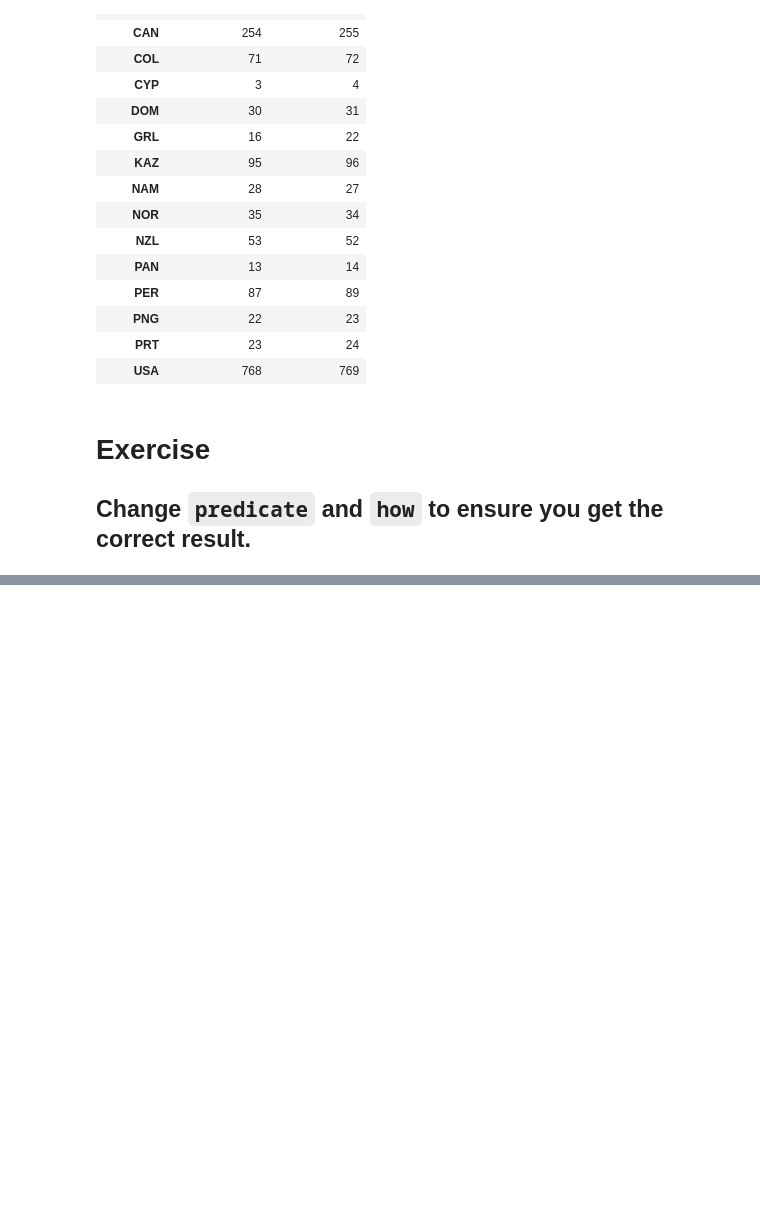
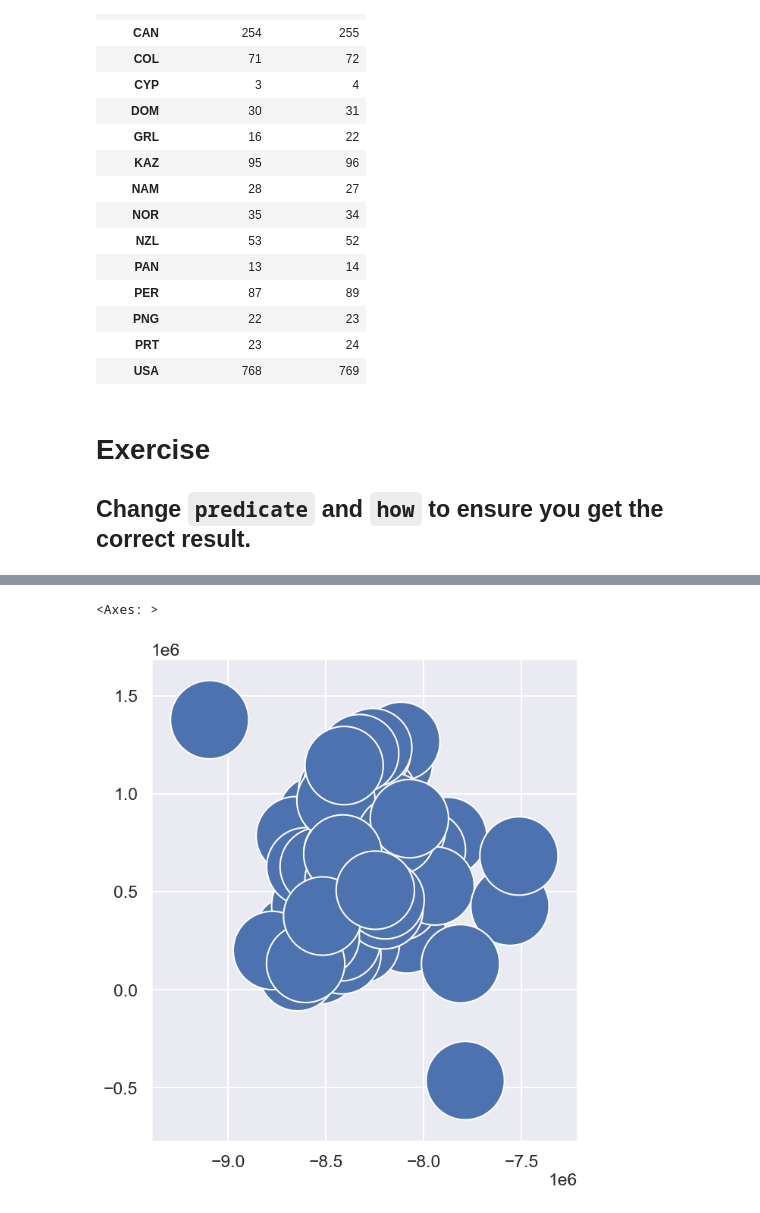
Before and after one commit to SMU-Econ-Growth/EconGrowthUG-Notebooks, a Jupyter notebook: GIS-with-Python.ipynb, the cells around one changed output, grey strips where cells are left out. Cells and saved outputs as stored; diff of their text form; code cells hidden in the pictures; blank space fills up the shorter version.

```diff
--- a/GIS-with-Python.ipynb
+++ b/GIS-with-Python.ipynb
@@ -1100,0 +1139,7 @@ compare_pl.loc[compare_pl['geometry_sjoin']!=compare_pl['geometry_true']]
+# %%
+col_places_buffer = col_places.copy()
+col_places_buffer.geometry = col_places_buffer.buffer(200 * 1e3)
+col_places_buffer.plot()
+# %% [output]
+<Axes: >
+[figure, added]
```
Also changed, not shown: parts of 13 cells of this notebook.
